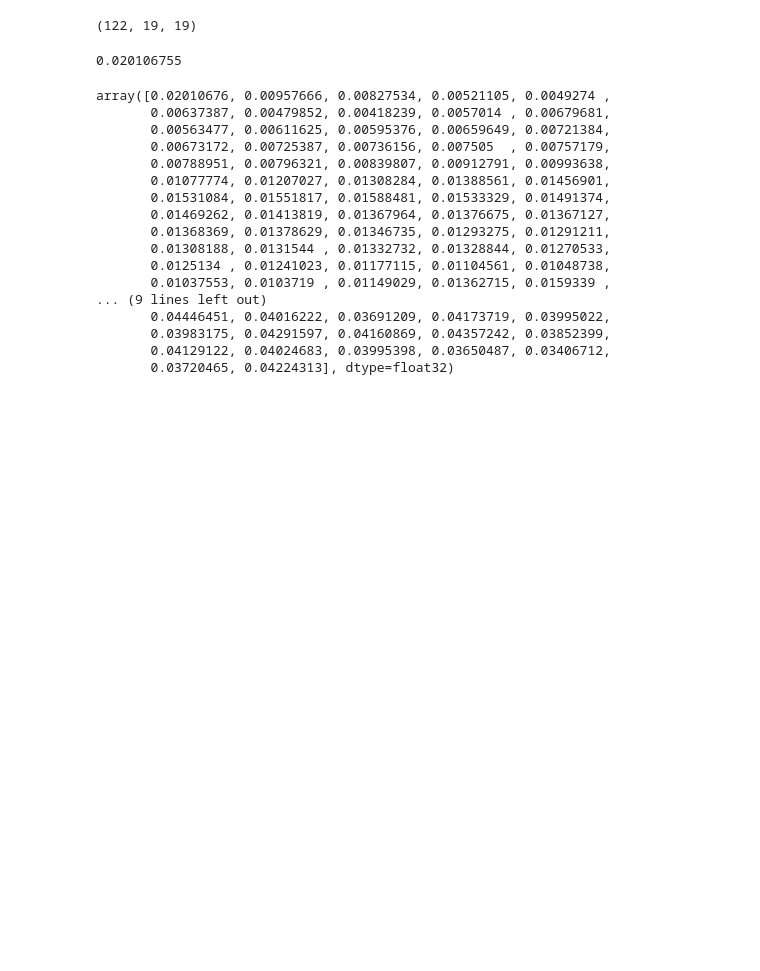
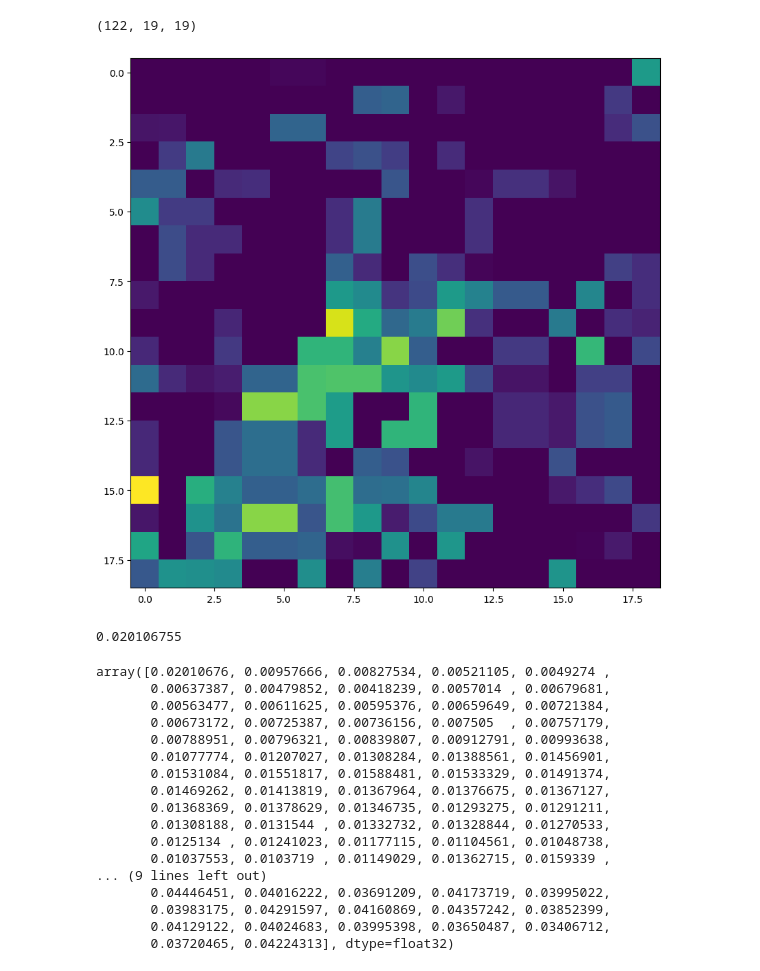
Before and after one commit to wenquchen/hytools, a Jupyter notebook: statistic_hdr_file_bands.ipynb, the cells around one changed output. Saved outputs shown, nothing was run; the diff lists cells and outputs as text; code cells hidden in the pictures; blank space fills up the shorter version.

```diff
--- a/statistic_hdr_file_bands.ipynb
+++ b/statistic_hdr_file_bands.ipynb
@@ -9,6 +9,12 @@ src1 = gdal.Open(r'F:\wenqu\Hyperspectral_site\simulation_clip\site1b\site1b_Q1.
 src1.shape
 # %% [output]
 (122, 19, 19)
+# %%
+fig = plt.figure(figsize = (10,10))
+plt.imshow(src1[121,:,:], interpolation='nearest')
+plt.show()
+# %% [output]
+[figure, added]
 # %%
 src1_b0_std = np.std(src1[0,:,:])
 src1_b0_std
```
Also changed, not shown: parts of 1 cell of this notebook, 7 other files.
